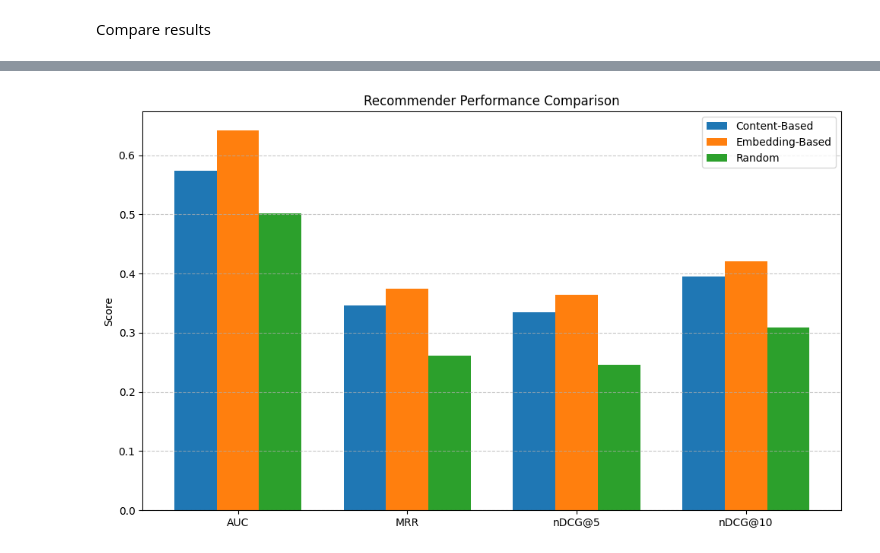
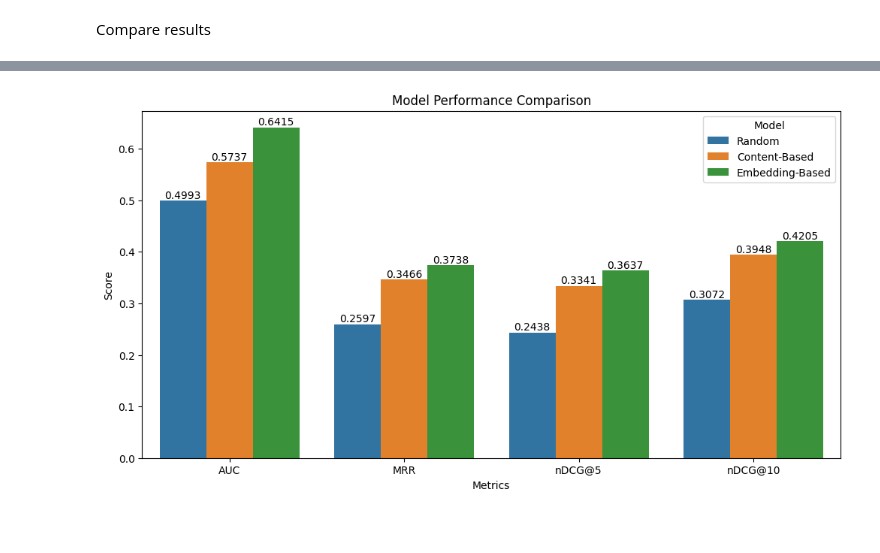
Before and after one commit to EliaTosin/DataAnaCla25, a Jupyter notebook: flipped_11/flipped_11.ipynb, the cells around one changed output, grey strips where cells are left out. Drawn from its saved outputs; the diff is of its cells as text; code cells hidden in the pictures; blank space fills up the shorter version.

Commit message:
plot fixes

```diff
--- a/flipped_11/flipped_11.ipynb
+++ b/flipped_11/flipped_11.ipynb
@@ -211,30 +212,34 @@ nDCG@10: 0.3091
 # %%
 # Combine results into a single dictionary for easy plotting
 all_results = {
+    "Random": rand_results,
     "Content-Based": cb_results,
-    "Embedding-Based": embed_results,
-    "Random": rand_results
+    "Embedding-Based": embed_results
 }
 
-metrics = list(cb_results.keys())
-x = range(len(metrics))
-width = 0.25
+# Round the results to 4 decimal places
+for model, metrics in all_results.items():
+    for metric, score in metrics.items():
+        all_results[model][metric] = round(score, 4)
 
-# Plot bars for each recommender
-fig, ax = plt.subplots(figsize=(10, 6))
-
-for i, (label, results) in enumerate(all_results.items()):
-    scores = [results[m] for m in metrics]
-    ax.bar([xi + i * width for xi in x], scores, width=width, label=label)
-
-# Labeling
-ax.set_xticks([xi + width for xi in x])
-ax.set_xticklabels(metrics)
-ax.set_ylabel('Score')
-ax.set_title('Recommender Performance Comparison')
-ax.legend()
-plt.grid(axis='y', linestyle='--', alpha=0.7)
-plt.tight_layout()
+# Convert the results into a DataFrame for easier plotting
+results_df = pd.DataFrame(all_results).T
+results_df.reset_index(inplace=True)
+results_df.columns = ['Model', 'AUC', 'MRR', 'nDCG@5', 'nDCG@10']
+results_df = results_df.melt(id_vars='Model', var_name='Metric', value_name='Score')
+# Set the figure size
+plt.figure(figsize=(12, 6))
+# Create a bar plot
+ax = sns.barplot(x='Metric', y='Score', hue='Model', data=results_df)
+ax.bar_label(ax.containers[0])
+ax.bar_label(ax.containers[1])
+ax.bar_label(ax.containers[2])
+# Set the title and labels
+plt.title('Model Performance Comparison')
+plt.xlabel('Metrics')
+plt.ylabel('Score')
+# Show the plot
+plt.legend(title='Model')
 plt.show()
 # %% [output]
-[figure, old version]
+[figure, new version]
```
Also changed, not shown: parts of 3 cells of this notebook.
